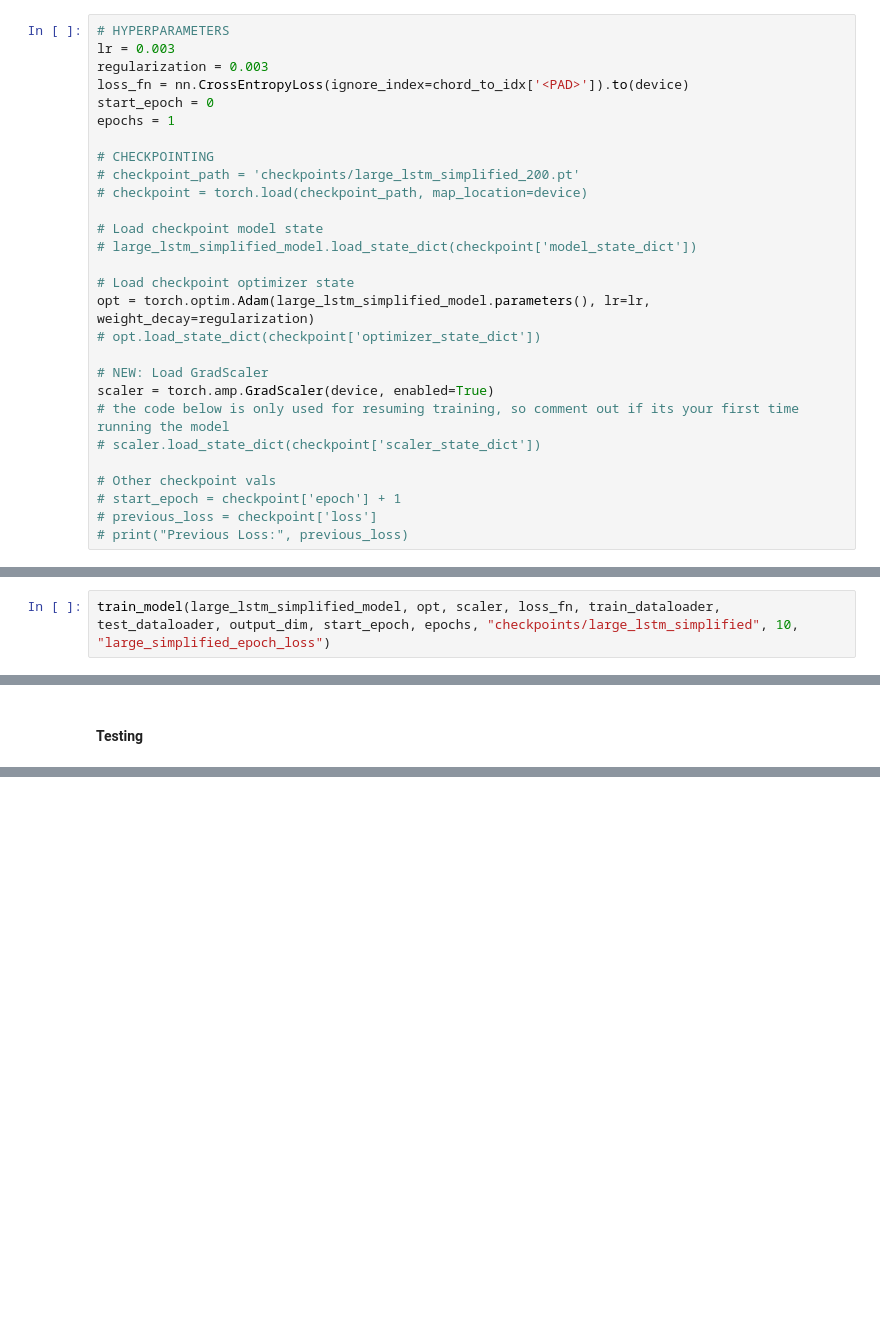
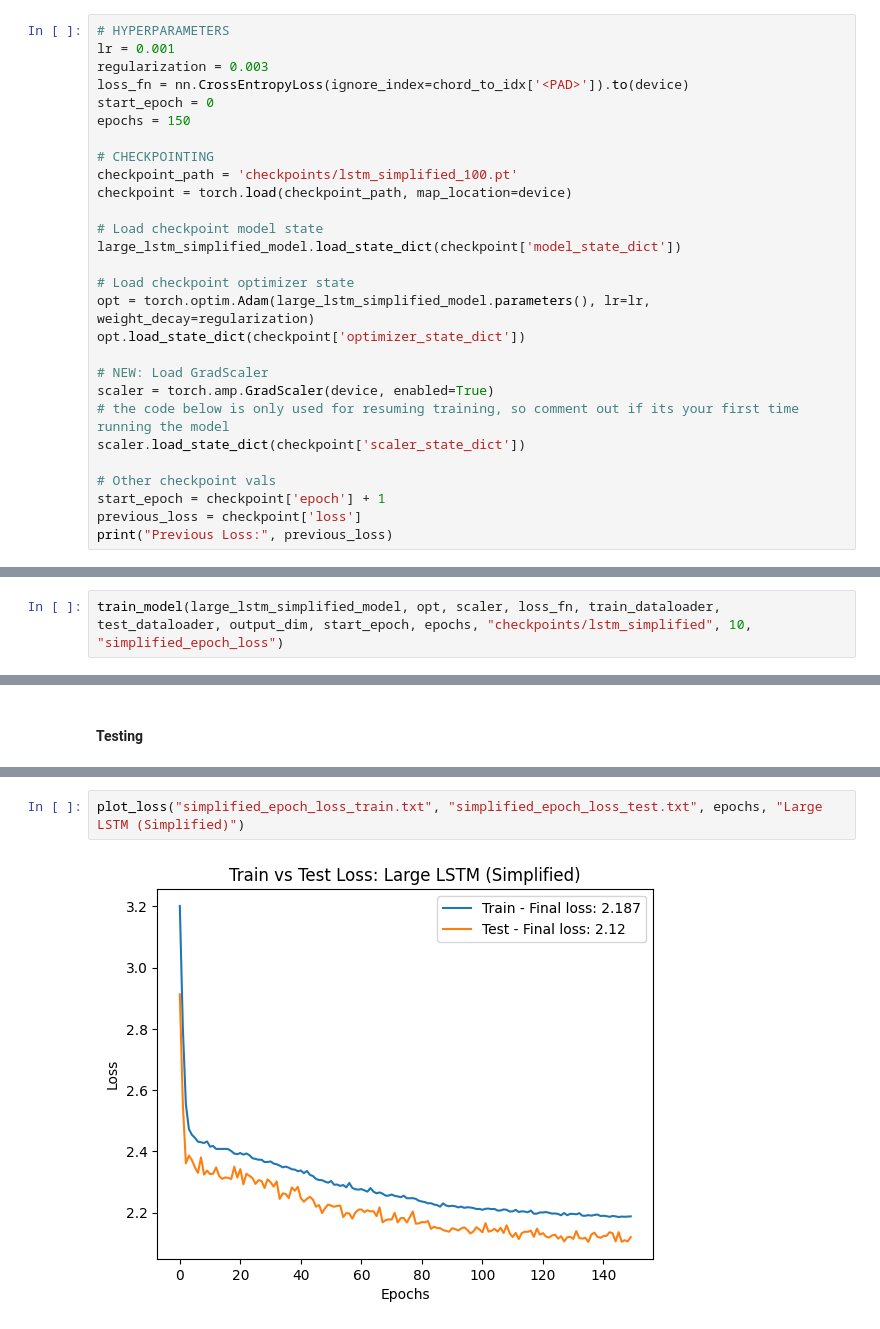
Before and after one commit to seanmnguyen/ChordCutterBot, a Jupyter notebook: chordBot.ipynb, the cells around one changed output, grey strips where cells are left out. Saved outputs shown, nothing was run; the diff lists cells and outputs as text; blank space fills up the shorter version.

Commit message:
simplified training

```diff
--- a/chordBot.ipynb
+++ b/chordBot.ipynb
@@ -1159,29 +1157,29 @@ AudioLargeLSTM(
 )
 # %%
 # HYPERPARAMETERS
-lr = 0.003
+lr = 0.001
 regularization = 0.003
 loss_fn = nn.CrossEntropyLoss(ignore_index=chord_to_idx['<PAD>']).to(device)
 start_epoch = 0
-epochs = 1
+epochs = 150
 
 # CHECKPOINTING
-# checkpoint_path = 'checkpoints/large_lstm_simplified_200.pt'
-# checkpoint = torch.load(checkpoint_path, map_location=device)
+checkpoint_path = 'checkpoints/lstm_simplified_100.pt'
+checkpoint = torch.load(checkpoint_path, map_location=device)
 
 # Load checkpoint model state
-# large_lstm_simplified_model.load_state_dict(checkpoint['model_state_dict'])
+large_lstm_simplified_model.load_state_dict(checkpoint['model_state_dict'])
 
 # Load checkpoint optimizer state
 opt = torch.optim.Adam(large_lstm_simplified_model.parameters(), lr=lr, weight_decay=regularization)
-# opt.load_state_dict(checkpoint['optimizer_state_dict'])
+opt.load_state_dict(checkpoint['optimizer_state_dict'])
 
 # NEW: Load GradScaler
 scaler = torch.amp.GradScaler(device, enabled=True)
 # the code below is only used for resuming training, so comment out if its your first time running the model
-# scaler.load_state_dict(checkpoint['scaler_state_dict'])
+scaler.load_state_dict(checkpoint['scaler_state_dict'])
 
 # Other checkpoint vals
-# start_epoch = checkpoint['epoch'] + 1
-# previous_loss = checkpoint['loss']
-# print("Previous Loss:", previous_loss)
+start_epoch = checkpoint['epoch'] + 1
+previous_loss = checkpoint['loss']
+print("Previous Loss:", previous_loss)
@@ -1188,3 +1188,3 @@ scaler = torch.amp.GradScaler(device, enabled=True)
 # %%
-train_model(large_lstm_simplified_model, opt, scaler, loss_fn, train_dataloader, test_dataloader, output_dim, start_epoch, epochs, "checkpoints/large_lstm_simplified", 10, "large_simplified_epoch_loss")
+train_model(large_lstm_simplified_model, opt, scaler, loss_fn, train_dataloader, test_dataloader, output_dim, start_epoch, epochs, "checkpoints/lstm_simplified", 10, "simplified_epoch_loss")
 # %% [output]
@@ -1216,0 +1230,4 @@ Loss 2.276301383972168
+# %%
+plot_loss("simplified_epoch_loss_train.txt", "simplified_epoch_loss_test.txt", epochs, "Large LSTM (Simplified)")
+# %% [output]
+[figure, added]
```
Also changed, not shown: parts of 8 cells of this notebook, 3 other files.
